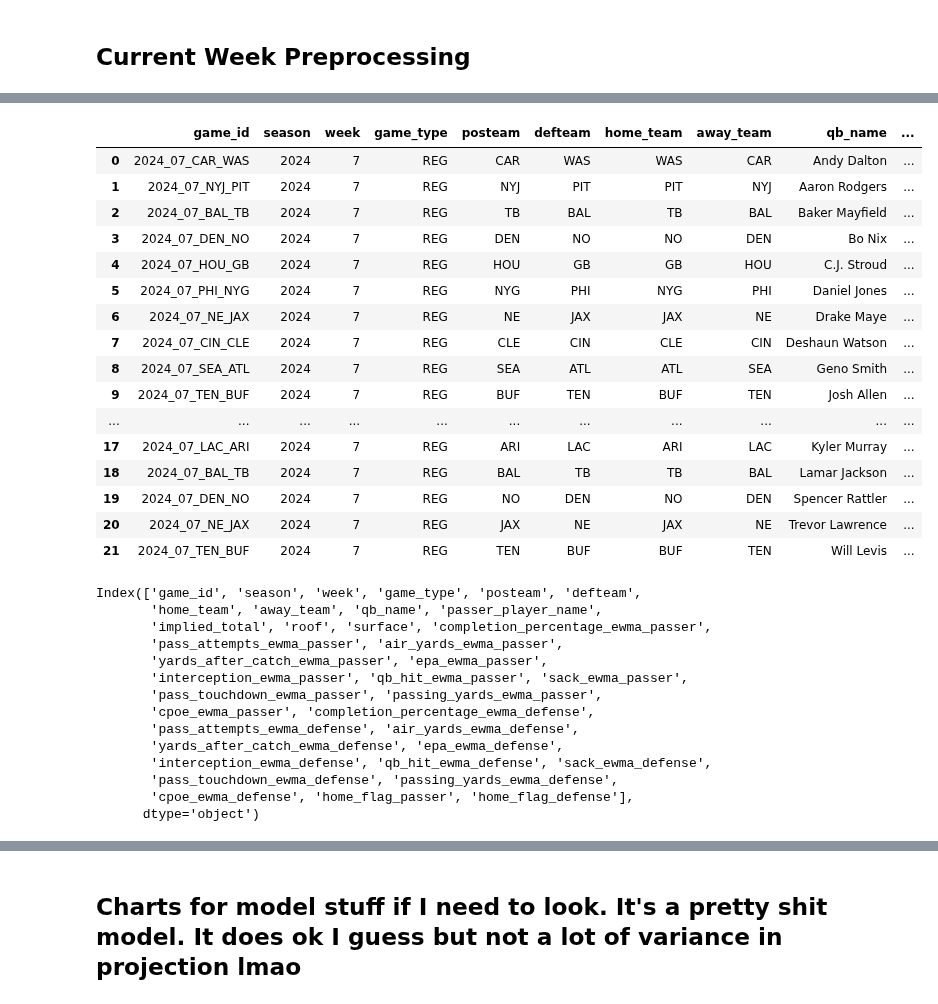
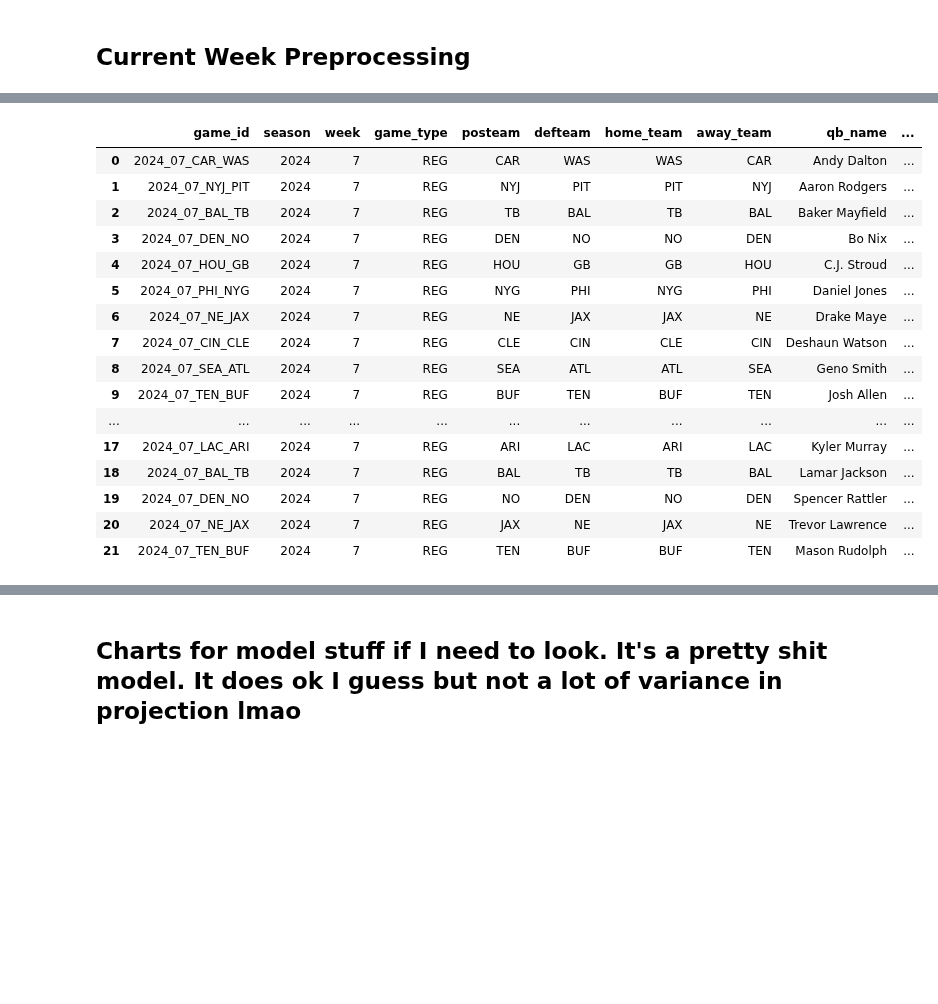
Before and after one commit to bhuggard/CheckTheCover, a Jupyter notebook: testnocom.ipynb, the cells around one changed output, grey strips where cells are left out. Cells and saved outputs as stored; diff of their text form; code cells hidden in the pictures; blank space fills up the shorter version.

```diff
--- a/testnocom.ipynb
+++ b/testnocom.ipynb
@@ -817,23 +652,3 @@ full_pred_features['home_flag_passer'] = full_pred_features['posteam'] == full_p
 
 # Create the home_flag_defense column
 full_pred_features['home_flag_defense'] = full_pred_features['defteam'] == full_pred_features['home_team']
-# %%
-full_pred_features
-# %% [output]
-|  | game_id | season | week | game_type | posteam | defteam | home_team | away_team | qb_name | ... |
-| 0 | 2024_07_CAR_WAS | 2024 | 7 | REG | CAR | WAS | WAS | CAR | Andy Dalton | ... |
-| 1 | 2024_07_NYJ_PIT | 2024 | 7 | REG | NYJ | PIT | PIT | NYJ | Aaron Rodgers | ... |
-| 2 | 2024_07_BAL_TB | 2024 | 7 | REG | TB | BAL | TB | BAL | Baker Mayfield | ... |
-| 3 | 2024_07_DEN_NO | 2024 | 7 | REG | DEN | NO | NO | DEN | Bo Nix | ... |
-| 4 | 2024_07_HOU_GB | 2024 | 7 | REG | HOU | GB | GB | HOU | C.J. Stroud | ... |
-| 5 | 2024_07_PHI_NYG | 2024 | 7 | REG | NYG | PHI | NYG | PHI | Daniel Jones | ... |
-| 6 | 2024_07_NE_JAX | 2024 | 7 | REG | NE | JAX | JAX | NE | Drake Maye | ... |
-| 7 | 2024_07_CIN_CLE | 2024 | 7 | REG | CLE | CIN | CLE | CIN | Deshaun Watson | ... |
-| 8 | 2024_07_SEA_ATL | 2024 | 7 | REG | SEA | ATL | ATL | SEA | Geno Smith | ... |
-| 9 | 2024_07_TEN_BUF | 2024 | 7 | REG | BUF | TEN | BUF | TEN | Josh Allen | ... |
-| ... | ... | ... | ... | ... | ... | ... | ... | ... | ... | ... |
-| 17 | 2024_07_LAC_ARI | 2024 | 7 | REG | ARI | LAC | ARI | LAC | Kyler Murray | ... |
-| 18 | 2024_07_BAL_TB | 2024 | 7 | REG | BAL | TB | TB | BAL | Lamar Jackson | ... |
-| 19 | 2024_07_DEN_NO | 2024 | 7 | REG | NO | DEN | NO | DEN | Spencer Rattler | ... |
-| 20 | 2024_07_NE_JAX | 2024 | 7 | REG | JAX | NE | JAX | NE | Trevor Lawrence | ... |
-| 21 | 2024_07_TEN_BUF | 2024 | 7 | REG | TEN | BUF | BUF | TEN | Will Levis | ... |
@@ -856,17 +654,0 @@ predictions = make_predictions(full_pred_features, lgb_model, preprocessor, feat
-# %%
-full_pred_features.columns
-# %% [output]
-Index(['game_id', 'season', 'week', 'game_type', 'posteam', 'defteam',
-       'home_team', 'away_team', 'qb_name', 'passer_player_name',
-       'implied_total', 'roof', 'surface', 'completion_percentage_ewma_passer',
-       'pass_attempts_ewma_passer', 'air_yards_ewma_passer',
-       'yards_after_catch_ewma_passer', 'epa_ewma_passer',
-       'interception_ewma_passer', 'qb_hit_ewma_passer', 'sack_ewma_passer',
-       'pass_touchdown_ewma_passer', 'passing_yards_ewma_passer',
-       'cpoe_ewma_passer', 'completion_percentage_ewma_defense',
-       'pass_attempts_ewma_defense', 'air_yards_ewma_defense',
-       'yards_after_catch_ewma_defense', 'epa_ewma_defense',
-       'interception_ewma_defense', 'qb_hit_ewma_defense', 'sack_ewma_defense',
-       'pass_touchdown_ewma_defense', 'passing_yards_ewma_defense',
-       'cpoe_ewma_defense', 'home_flag_passer', 'home_flag_defense'],
-      dtype='object')
@@ -873 +686,21 @@ Index(['game_id', 'season', 'week', 'game_type', 'posteam', 'defteam',
+# %%
+upcoming_week_predictions
+# %% [output]
+|  | game_id | season | week | game_type | posteam | defteam | home_team | away_team | qb_name | ... |
+| 0 | 2024_07_CAR_WAS | 2024 | 7 | REG | CAR | WAS | WAS | CAR | Andy Dalton | ... |
+| 1 | 2024_07_NYJ_PIT | 2024 | 7 | REG | NYJ | PIT | PIT | NYJ | Aaron Rodgers | ... |
+| 2 | 2024_07_BAL_TB | 2024 | 7 | REG | TB | BAL | TB | BAL | Baker Mayfield | ... |
+| 3 | 2024_07_DEN_NO | 2024 | 7 | REG | DEN | NO | NO | DEN | Bo Nix | ... |
+| 4 | 2024_07_HOU_GB | 2024 | 7 | REG | HOU | GB | GB | HOU | C.J. Stroud | ... |
+| 5 | 2024_07_PHI_NYG | 2024 | 7 | REG | NYG | PHI | NYG | PHI | Daniel Jones | ... |
+| 6 | 2024_07_NE_JAX | 2024 | 7 | REG | NE | JAX | JAX | NE | Drake Maye | ... |
+| 7 | 2024_07_CIN_CLE | 2024 | 7 | REG | CLE | CIN | CLE | CIN | Deshaun Watson | ... |
+| 8 | 2024_07_SEA_ATL | 2024 | 7 | REG | SEA | ATL | ATL | SEA | Geno Smith | ... |
+| 9 | 2024_07_TEN_BUF | 2024 | 7 | REG | BUF | TEN | BUF | TEN | Josh Allen | ... |
+| ... | ... | ... | ... | ... | ... | ... | ... | ... | ... | ... |
+| 17 | 2024_07_LAC_ARI | 2024 | 7 | REG | ARI | LAC | ARI | LAC | Kyler Murray | ... |
+| 18 | 2024_07_BAL_TB | 2024 | 7 | REG | BAL | TB | TB | BAL | Lamar Jackson | ... |
+| 19 | 2024_07_DEN_NO | 2024 | 7 | REG | NO | DEN | NO | DEN | Spencer Rattler | ... |
+| 20 | 2024_07_NE_JAX | 2024 | 7 | REG | JAX | NE | JAX | NE | Trevor Lawrence | ... |
+| 21 | 2024_07_TEN_BUF | 2024 | 7 | REG | TEN | BUF | BUF | TEN | Mason Rudolph | ... |
 # %%
```
Also changed, not shown: parts of 29 cells of this notebook, 8 other files.
